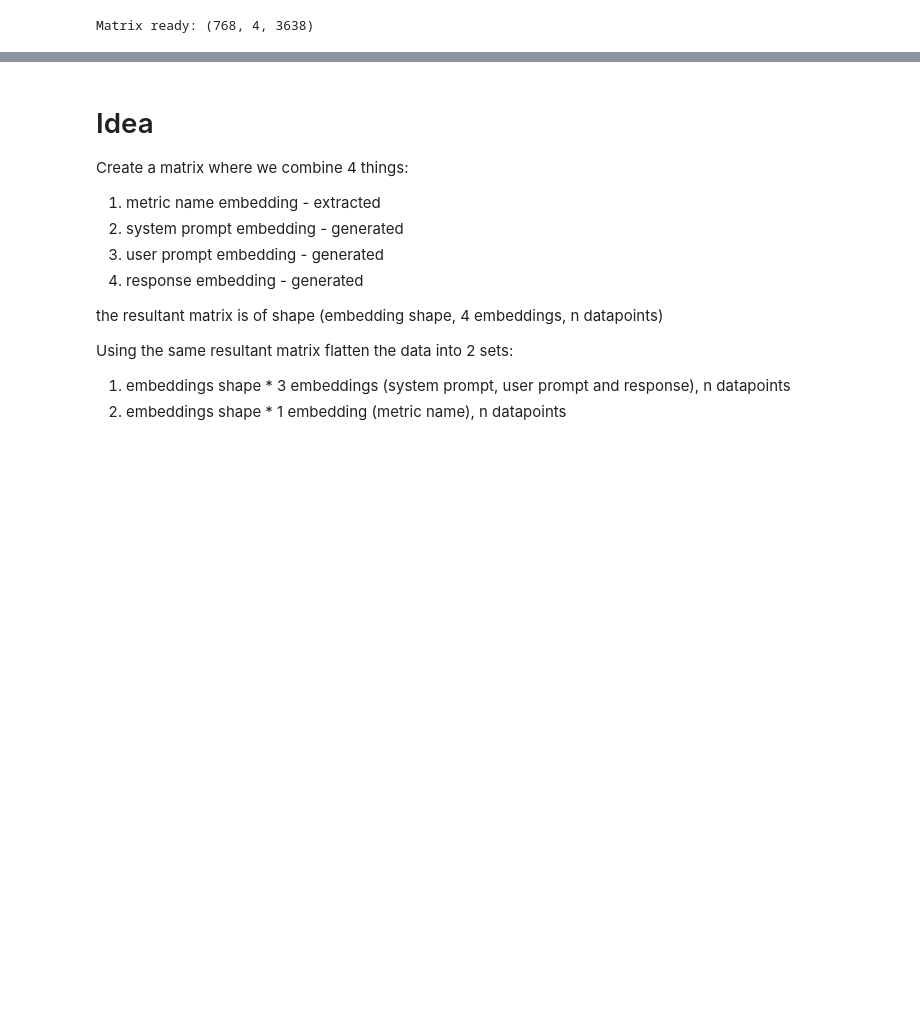
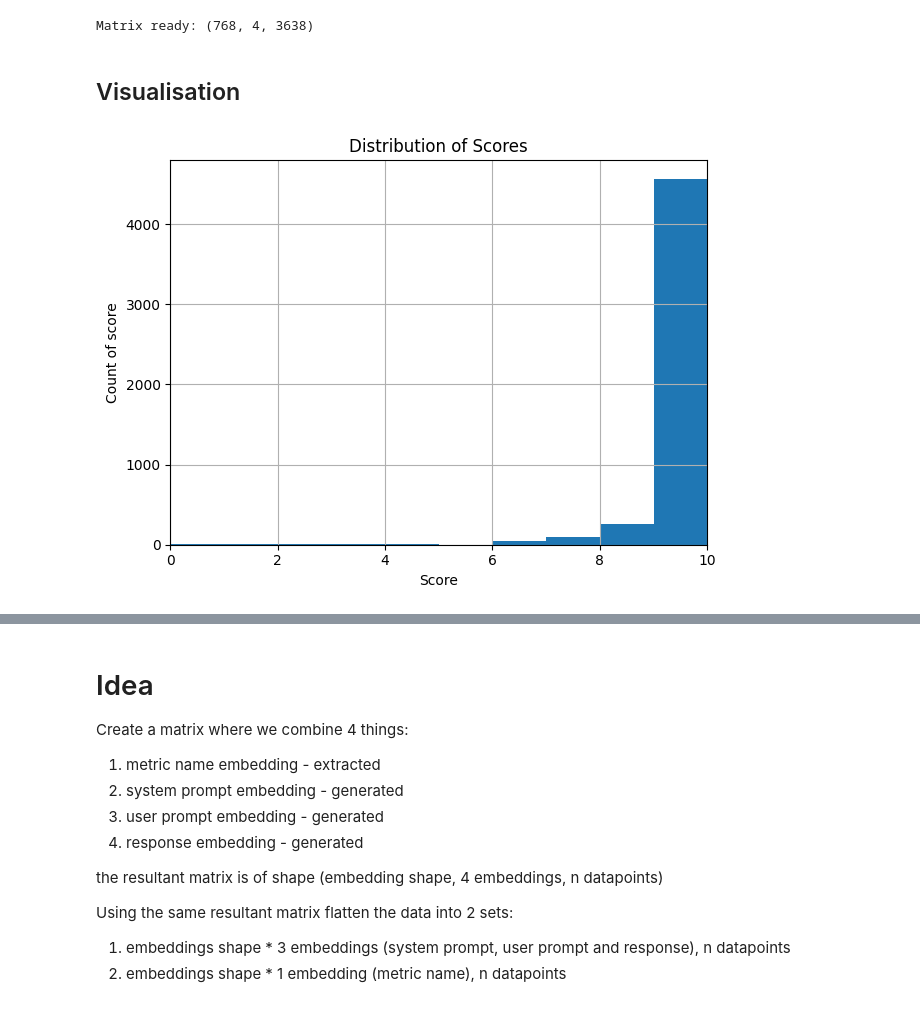
Before and after one commit to AtharvaAtIITM/DALab_Kaggle_Competition, a Jupyter notebook: kaggle_notebook.ipynb, the cells around one changed output, grey strips where cells are left out. Drawn from its saved outputs; the diff is of its cells as text; code cells hidden in the pictures; blank space fills up the shorter version.

```diff
--- a/kaggle_notebook.ipynb
+++ b/kaggle_notebook.ipynb
@@ -198,3 +198,18 @@ X_test = X_test.transpose(2, 1, 0)  # Now (dim, 4, n_samples)
 print(f"Matrix ready: {X_test.shape}")
 # %% [output]
 Matrix ready: (768, 4, 3638)
+# %% [markdown]
+## Visualisation
+# %%
+import matplotlib.pyplot as plt
+
+plt.hist(y)
+plt.title("Distribution of Scores")
+plt.xlabel("Score")
+plt.ylabel("Count of score")
+plt.grid()
+plt.xlim(0, 10)
+plt.ylim(0)
+plt.tight_layout()
+# %% [output]
+[figure, added]
```
Also changed, not shown: parts of 7 cells of this notebook, 2 other files.
